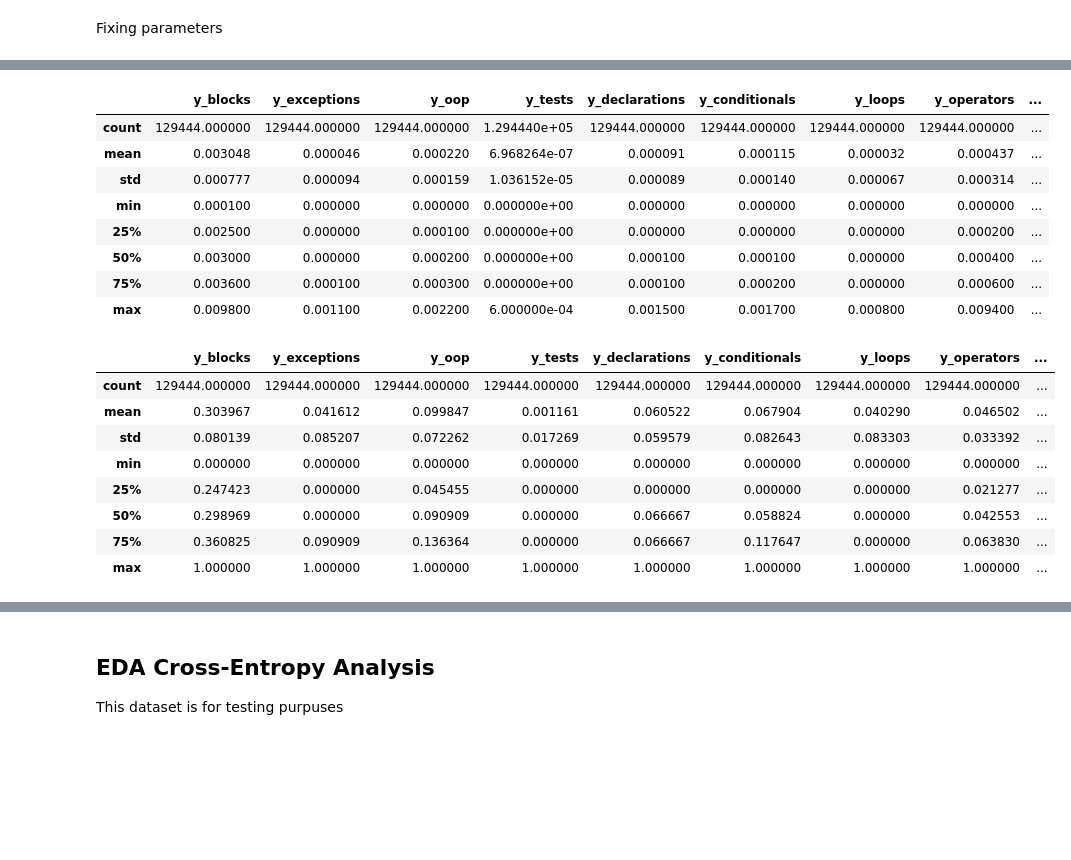
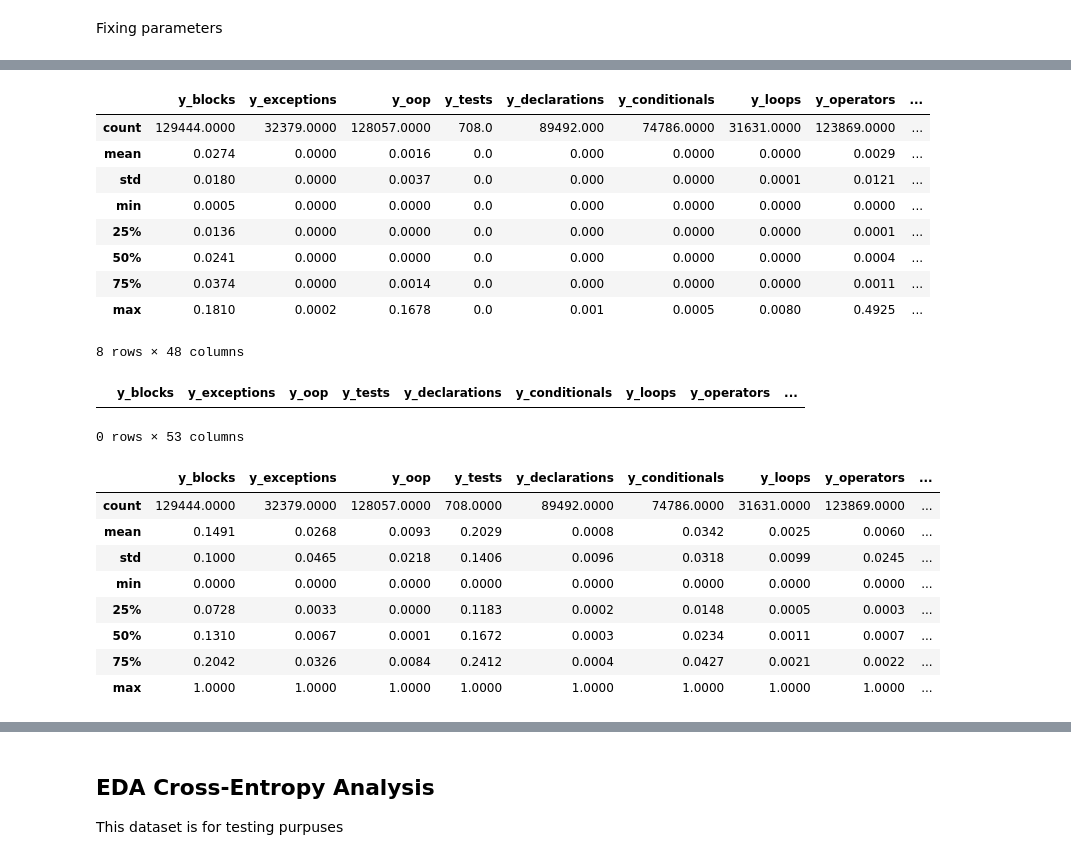
Before and after one commit to ArtificialSoftwareEngineering/InterpretingCodeGeneration, a Jupyter notebook: nbs/00_data.eda.ipynb, the cells around one changed output, grey strips where cells are left out. Saved outputs shown, nothing was run; the diff lists cells and outputs as text; code cells hidden in the pictures; blank space fills up the shorter version.

```diff
--- a/nbs/00_data.eda.ipynb
+++ b/nbs/00_data.eda.ipynb
@@ -60,8 +62,8 @@ def params():
             'rnn_units':1024,
             'epochs':10
         },
-        'tb_01':dvc_path / 'nbs_experiments/results/analyses/rnn_layers1_vocab10000_embed256_units1024/bug_fix_error_taxonomy.jsonl',
-        'tb_02':dvc_path / 'nbs_experiments/results/analyses/rnn_layers1_vocab10000_embed256_units1024/bug_fix_cross_entropy.jsonl'
+        'bug_entropy':dvc_path / 'datax/data_z_covariates/Model-R 0.0.0 rnn_layers1_vocab10000_embed256_units1024/bug_fix_cross_entropy_z_v1.jsonl',
+        'bug_taxonomy':dvc_path / 'datax/data_z_covariates/Model-R 0.0.0 rnn_layers1_vocab10000_embed256_units1024/bug_fix_error_taxonomy_z_v1.jsonl',
     }
 # %%
 params = params()
@@ -76,5 +78,5 @@ This dataset is for testing purpuses
 # %%
 #df_buggy.to_json(path / "buggy.jsonl", orient="records", lines=True)
 df_error_tax = pd.read_json(
-            params['tb_01'], orient="records", lines=True
+            params['bug_taxonomy'], orient="records", lines=True
         )
@@ -96,15 +146,21 @@ potential_outcomes = ['y_blocks','y_exceptions','y_oop','y_tests','y_declaration
 # %%
-df_error_tax.describe()
+df_error_tax.describe().round(4)
 # %% [output]
 |  | y_blocks | y_exceptions | y_oop | y_tests | y_declarations | y_conditionals | y_loops | y_operators | ... |
-| count | 129444.000000 | 129444.000000 | 129444.000000 | 1.294440e+05 | 129444.000000 | 129444.000000 | 129444.000000 | 129444.000000 | ... |
-| mean | 0.003048 | 0.000046 | 0.000220 | 6.968264e-07 | 0.000091 | 0.000115 | 0.000032 | 0.000437 | ... |
-| std | 0.000777 | 0.000094 | 0.000159 | 1.036152e-05 | 0.000089 | 0.000140 | 0.000067 | 0.000314 | ... |
-| min | 0.000100 | 0.000000 | 0.000000 | 0.000000e+00 | 0.000000 | 0.000000 | 0.000000 | 0.000000 | ... |
-| 25% | 0.002500 | 0.000000 | 0.000100 | 0.000000e+00 | 0.000000 | 0.000000 | 0.000000 | 0.000200 | ... |
-| 50% | 0.003000 | 0.000000 | 0.000200 | 0.000000e+00 | 0.000100 | 0.000100 | 0.000000 | 0.000400 | ... |
-| 75% | 0.003600 | 0.000100 | 0.000300 | 0.000000e+00 | 0.000100 | 0.000200 | 0.000000 | 0.000600 | ... |
-| max | 0.009800 | 0.001100 | 0.002200 | 6.000000e-04 | 0.001500 | 0.001700 | 0.000800 | 0.009400 | ... |
+| count | 129444.0000 | 32379.0000 | 128057.0000 | 708.0 | 89492.000 | 74786.0000 | 31631.0000 | 123869.0000 | ... |
+| mean | 0.0274 | 0.0000 | 0.0016 | 0.0 | 0.000 | 0.0000 | 0.0000 | 0.0029 | ... |
+| std | 0.0180 | 0.0000 | 0.0037 | 0.0 | 0.000 | 0.0000 | 0.0001 | 0.0121 | ... |
+| min | 0.0005 | 0.0000 | 0.0000 | 0.0 | 0.000 | 0.0000 | 0.0000 | 0.0000 | ... |
+| 25% | 0.0136 | 0.0000 | 0.0000 | 0.0 | 0.000 | 0.0000 | 0.0000 | 0.0001 | ... |
+| 50% | 0.0241 | 0.0000 | 0.0000 | 0.0 | 0.000 | 0.0000 | 0.0000 | 0.0004 | ... |
+| 75% | 0.0374 | 0.0000 | 0.0014 | 0.0 | 0.000 | 0.0000 | 0.0000 | 0.0011 | ... |
+| max | 0.1810 | 0.0002 | 0.1678 | 0.0 | 0.001 | 0.0005 | 0.0080 | 0.4925 | ... |
+8 rows × 48 columns
+# %%
+df_error_tax[df_error_tax.y_tests >= 0.5]
+# %% [output]
+|  | y_blocks | y_exceptions | y_oop | y_tests | y_declarations | y_conditionals | y_loops | y_operators | ... |
+0 rows × 53 columns
 # %%
 #Normalization
 min_max_scaler = preprocessing.MinMaxScaler()
@@ -112,14 +168,14 @@ df_error_tax_scaled = pd.DataFrame(min_max_scaler.fit_transform(df_error_tax[pot
 # %%
 df_error_tax_scaled['x_treatment'] = df_error_tax['x_treatment']
 # %%
-df_error_tax_scaled[potential_outcomes].describe()
+df_error_tax_scaled[potential_outcomes].describe().round(4)
 # %% [output]
 |  | y_blocks | y_exceptions | y_oop | y_tests | y_declarations | y_conditionals | y_loops | y_operators | ... |
-| count | 129444.000000 | 129444.000000 | 129444.000000 | 129444.000000 | 129444.000000 | 129444.000000 | 129444.000000 | 129444.000000 | ... |
-| mean | 0.303967 | 0.041612 | 0.099847 | 0.001161 | 0.060522 | 0.067904 | 0.040290 | 0.046502 | ... |
-| std | 0.080139 | 0.085207 | 0.072262 | 0.017269 | 0.059579 | 0.082643 | 0.083303 | 0.033392 | ... |
-| min | 0.000000 | 0.000000 | 0.000000 | 0.000000 | 0.000000 | 0.000000 | 0.000000 | 0.000000 | ... |
-| 25% | 0.247423 | 0.000000 | 0.045455 | 0.000000 | 0.000000 | 0.000000 | 0.000000 | 0.021277 | ... |
-| 50% | 0.298969 | 0.000000 | 0.090909 | 0.000000 | 0.066667 | 0.058824 | 0.000000 | 0.042553 | ... |
-| 75% | 0.360825 | 0.090909 | 0.136364 | 0.000000 | 0.066667 | 0.117647 | 0.000000 | 0.063830 | ... |
-| max | 1.000000 | 1.000000 | 1.000000 | 1.000000 | 1.000000 | 1.000000 | 1.000000 | 1.000000 | ... |
+| count | 129444.0000 | 32379.0000 | 128057.0000 | 708.0000 | 89492.0000 | 74786.0000 | 31631.0000 | 123869.0000 | ... |
+| mean | 0.1491 | 0.0268 | 0.0093 | 0.2029 | 0.0008 | 0.0342 | 0.0025 | 0.0060 | ... |
+| std | 0.1000 | 0.0465 | 0.0218 | 0.1406 | 0.0096 | 0.0318 | 0.0099 | 0.0245 | ... |
+| min | 0.0000 | 0.0000 | 0.0000 | 0.0000 | 0.0000 | 0.0000 | 0.0000 | 0.0000 | ... |
+| 25% | 0.0728 | 0.0033 | 0.0000 | 0.1183 | 0.0002 | 0.0148 | 0.0005 | 0.0003 | ... |
+| 50% | 0.1310 | 0.0067 | 0.0001 | 0.1672 | 0.0003 | 0.0234 | 0.0011 | 0.0007 | ... |
+| 75% | 0.2042 | 0.0326 | 0.0084 | 0.2412 | 0.0004 | 0.0427 | 0.0021 | 0.0022 | ... |
+| max | 1.0000 | 1.0000 | 1.0000 | 1.0000 | 1.0000 | 1.0000 | 1.0000 | 1.0000 | ... |
```
Also changed, not shown: parts of 16 cells of this notebook.
